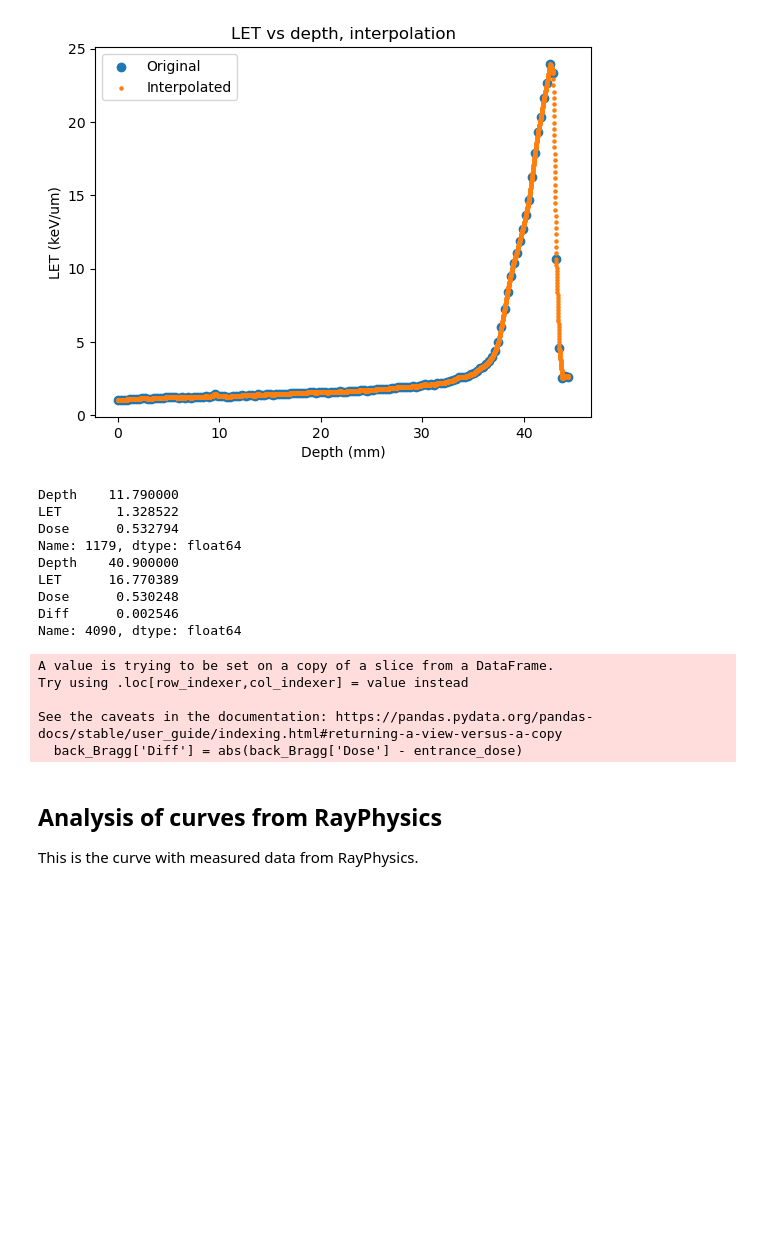
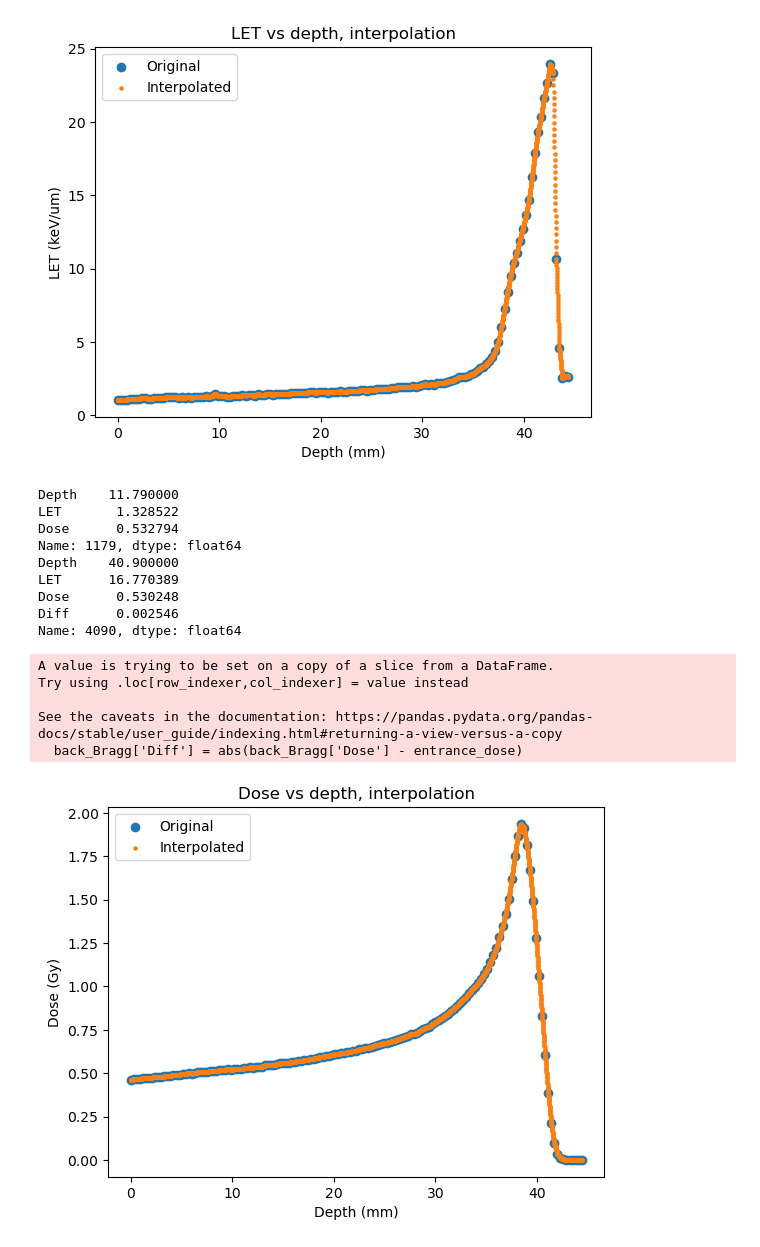
Before and after one commit to BrittHaanen15/Thesis_project, a Jupyter notebook: Python codes/Finding mid LET.ipynb, the cells around one changed output. Saved outputs shown, nothing was run; the diff lists cells and outputs as text; code cells hidden in the pictures; blank space fills up the shorter version.

```diff
--- a/Python codes/Finding mid LET.ipynb
+++ b/Python codes/Finding mid LET.ipynb
@@ -104,30 +150,25 @@ plt.legend()
 # %%
 LET_interp['Dose'] = np.interp(LET_interp['Depth'], ydata, dosedata)
 
-entrance_dose = LET_interp['Dose'].iloc[1179]
-print(LET_interp.iloc[1179])
-
-#Isolate back end of Bragg peak
-back_Bragg = LET_interp.iloc[np.argmax(np.array(LET_interp['Dose'])):len(LET_interp)]
-back_Bragg['Diff'] = abs(back_Bragg['Dose'] - entrance_dose)
-
-print(back_Bragg.iloc[np.argmin(np.array(back_Bragg['Diff']))])
+plt.scatter(ydata, dosedata, label='Original')
+plt.scatter(LET_interp['Depth'], LET_interp['Dose'], label='Interpolated', s=5)
+plt.title('Dose vs depth, interpolation')
+plt.xlabel('Depth (mm)')
+plt.ylabel('Dose (Gy)')
+plt.legend()
 # %% [output]
 Depth    11.790000
 LET       1.328522
 Dose      0.532794
 Name: 1179, dtype: float64
 Depth    40.900000
 LET      16.770389
 Dose      0.530248
 Diff      0.002546
 Name: 4090, dtype: float64
 A value is trying to be set on a copy of a slice from a DataFrame.
 Try using .loc[row_indexer,col_indexer] = value instead
 
 See the caveats in the documentation: https://pandas.pydata.org/pandas-docs/stable/user_guide/indexing.html#returning-a-view-versus-a-copy
   back_Bragg['Diff'] = abs(back_Bragg['Dose'] - entrance_dose)
+[figure, added]
-# %% [markdown]
-## Analysis of curves from RayPhysics
-
-This is the curve with measured data from RayPhysics.
```
Also changed, not shown: parts of 15 cells of this notebook.
